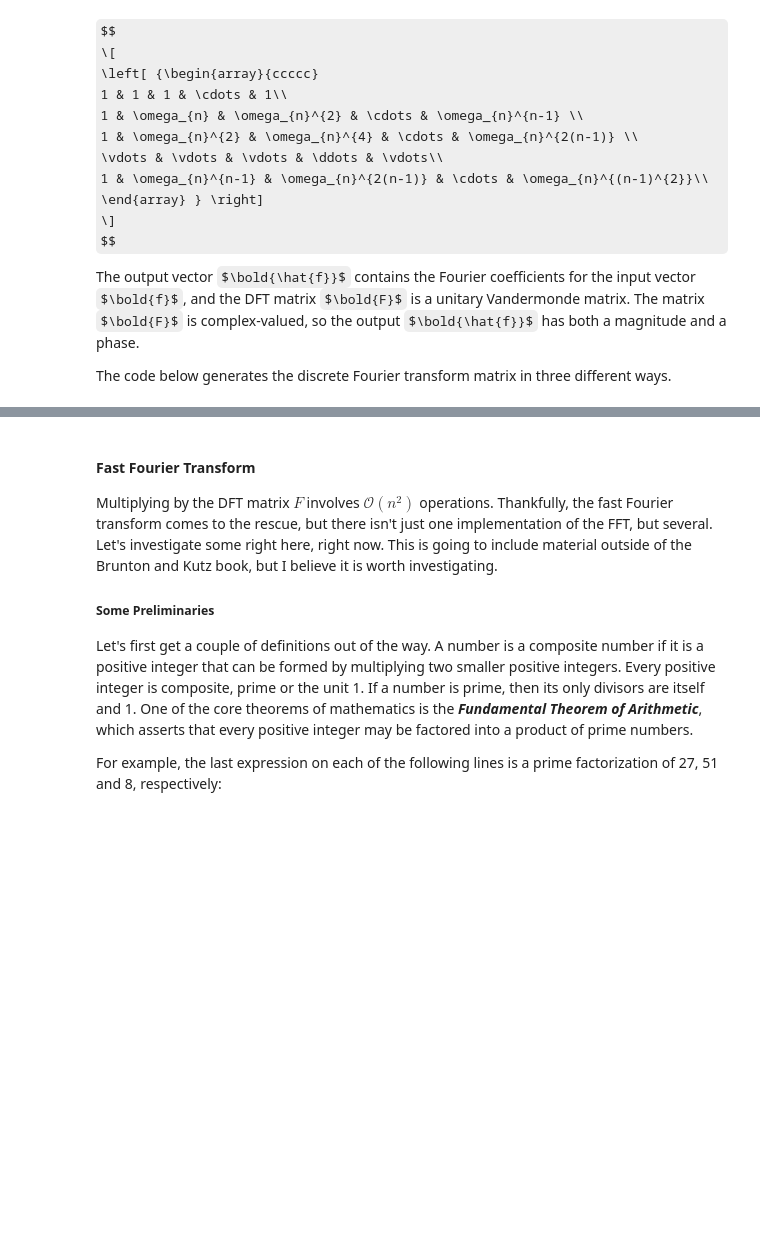
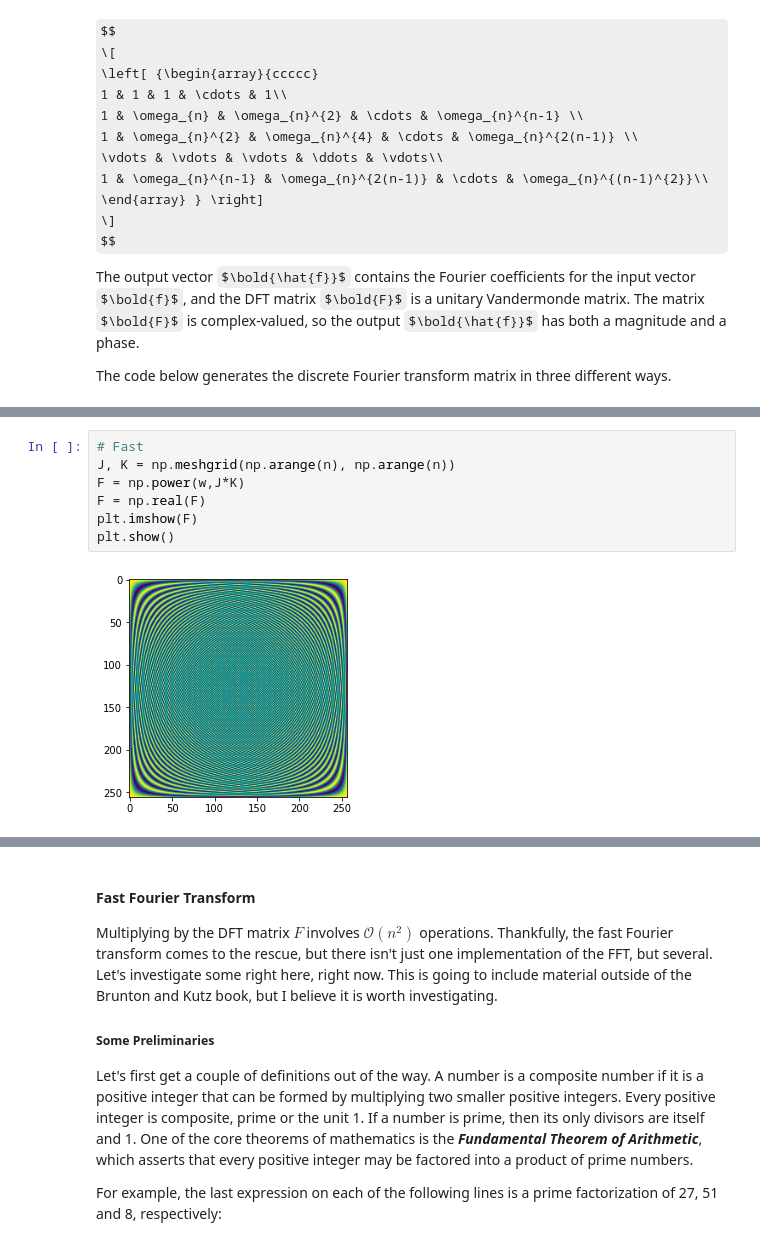
Before and after one commit to stochasticallyconverging/datadrivenengineering, a Jupyter notebook: FourierWavelet.ipynb, the cells around one changed output, grey strips where cells are left out. Saved outputs shown, nothing was run; the diff lists cells and outputs as text; some formulas as TeX source; blank space fills up the shorter version.

```diff
--- a/FourierWavelet.ipynb
+++ b/FourierWavelet.ipynb
@@ -342,0 +326,9 @@ array([[1.        , 1.        , 1.        , ..., 1.        , 1.        ,
+# %%
+# Fast
+J, K = np.meshgrid(np.arange(n), np.arange(n))
+F = np.power(w,J*K)
+F = np.real(F)
+plt.imshow(F)
+plt.show()
+# %% [output]
+[figure, added]
```
Also changed, not shown: parts of 14 cells of this notebook, 1 other file.
